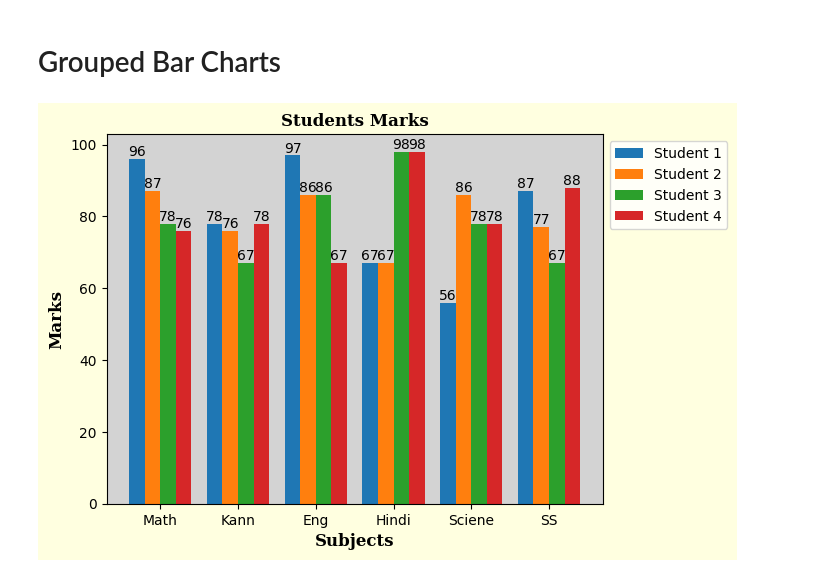
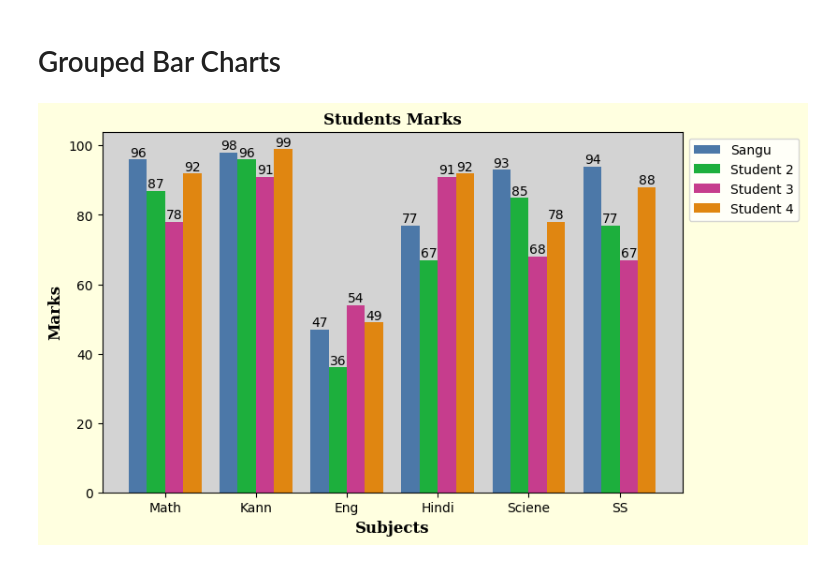
Before and after one commit to sangu0005/data_analysis_workspace, a Jupyter notebook: Maplotlib.ipynb, the cells around one changed output. Cells and saved outputs as stored; diff of their text form; code cells hidden in the pictures.

```diff
--- a/Maplotlib.ipynb
+++ b/Maplotlib.ipynb
@@ -230,36 +230,36 @@ plt.show()
 # %% [markdown]
 # Grouped Bar Charts
 # %%
-s1 = [96, 78, 97, 67, 56, 87]
-s2 = [87, 76, 86, 67, 86, 77]
-s3 = [78, 67, 86, 98, 78, 67]
-s4 = [76, 78, 67, 98, 78, 88]
+s1 = [96, 98, 47, 77, 93, 94]
+s2 = [87, 96, 36, 67, 85, 77]
+s3 = [78, 91, 54, 91, 68, 67]
+s4 = [92, 99, 49, 92, 78, 88]
 subjects = ['Math', 'Kann', 'Eng', 'Hindi', 'Sciene', 'SS']
-
 d = { 'family': 'serif', 'color':  'black', 'weight': 'normal', 'size': 12, 'weight' : "bold"}
 
+plt.figure(figsize=(8,5))
 x_axis = np.arange(len(subjects))
 w = 0.2
 
-plt.bar(x_axis, s1, width=w, label="Student 1")
-plt.bar(x_axis+w, s2, width=w, label="Student 2")
-plt.bar(x_axis+w+w, s3, width=w, label="Student 3")
-plt.bar(x_axis+w+w+w, s4, width=w, label="Student 4")
+plt.bar(x_axis, s1, width=w, label="Sangu", color='#4C78A8')
+plt.bar(x_axis+w, s2, width=w, label="Student 2", color="#1DAF3D")
+plt.bar(x_axis+w+w, s3, width=w, label="Student 3", color="#C63D8D")
+plt.bar(x_axis+w+w+w, s4, width=w, label="Student 4", color="#E08611")
 
 plt.gca().set_facecolor('lightgray')
 plt.gcf().set_facecolor('lightyellow')
 
 for i,j,k,l,m in zip(x_axis, s1, s2, s3, s4):
     plt.text(i, j, j, ha='center', va='bottom')
     plt.text(i+w, k, k, ha='center', va='bottom')
     plt.text(i+w+w, l, l, ha='center', va='bottom')
     plt.text(i+w+w+w, m, m, ha='center', va='bottom')
 
 plt.xticks(x_axis+(w+w+w)/2, subjects)
 plt.xlabel('Subjects', fontdict=d)
 plt.ylabel('Marks', fontdict=d)
 plt.title('Students Marks', fontdict=d)
 plt.legend(bbox_to_anchor=(1, 1))
 plt.show()
 # %% [output]
-[figure, old version]
+[figure, new version]
```
